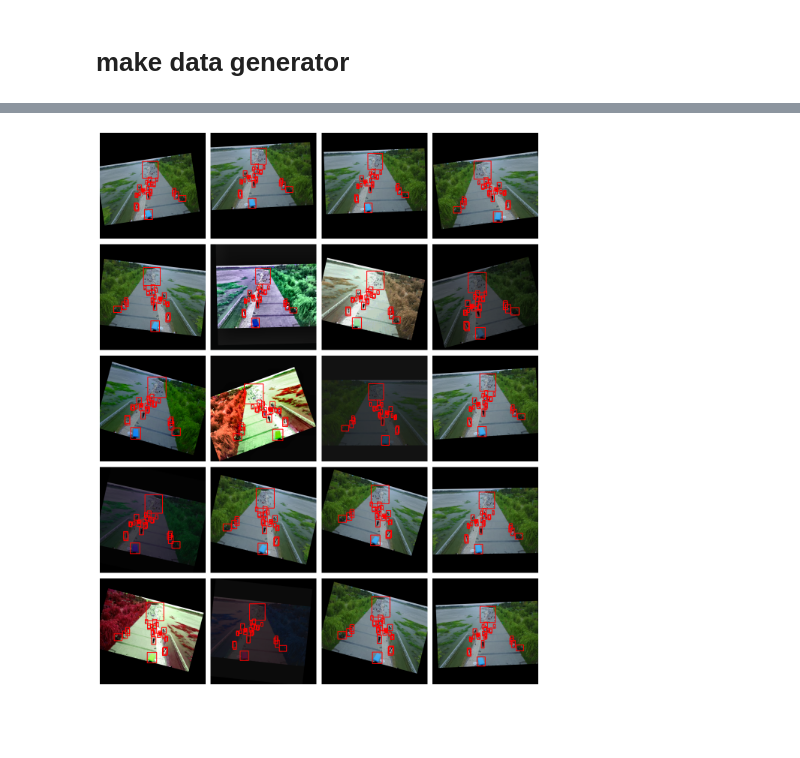
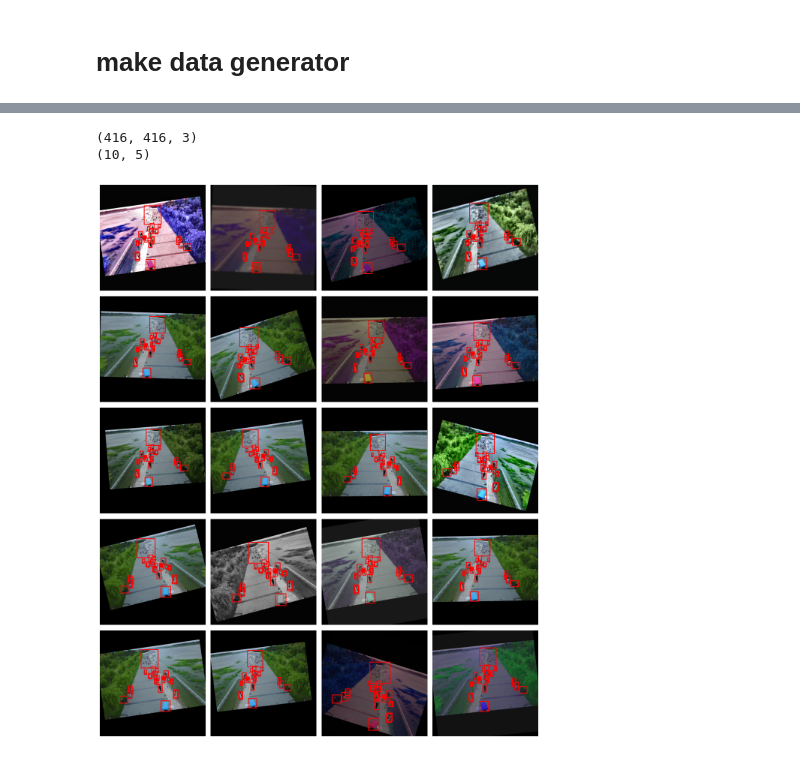
Before and after one commit to komingsu/SIA-MOT, a Jupyter notebook: data_gen_check.ipynb, the cells around one changed output, grey strips where cells are left out. Drawn from its saved outputs; the diff is of its cells as text; code cells hidden in the pictures; blank space fills up the shorter version.

```diff
--- a/data_gen_check.ipynb
+++ b/data_gen_check.ipynb
@@ -40,0 +31,3 @@ train_df.head(2)
+# %%
+train_df = train_df[['img_path', 'xyxy','height', 'width', 'classes']]
+train_df
@@ -65,7 +72,7 @@ train_transforms = A.Compose(
         A.ToGray(p=0.1),
         A.ChannelShuffle(p=0.05),
     ],
-    bbox_params=A.BboxParams(format="yolo", min_visibility=0.4, label_fields=["category_ids"],),
+    bbox_params=A.BboxParams(format="pascal_voc", min_visibility=0.4, label_fields=["category_ids"],),
 )
 
 test_transforms = A.Compose(
@@ -75,8 +82,32 @@ test_transforms = A.Compose(
             min_height=IMAGE_SIZE, min_width=IMAGE_SIZE, border_mode=cv2.BORDER_CONSTANT
         ),
     ],
-    bbox_params=A.BboxParams(format="yolo", min_visibility=0.4, label_fields=["category_ids"]),
+    bbox_params=A.BboxParams(format="pascal_voc", min_visibility=0.4, label_fields=["category_ids"]),
 )
+# %%
+TRAIN_TFRECORD_PATH = "./EDA/train_dataset.tfrecord"
+TRAIN_BATCH_SIZE = 4
+TEST_BATCH_SIZE = 1
+IMAGE_SIZE = 416
+scale = 1.1
+
+ANCHORS = [
+    [[10, 13], [16, 30], [33, 23]],
+    [[30, 61], [62, 45], [59,119]],
+    [[116, 90], [156, 198], [373, 326]]
+]
+STRIDES = np.array([8, 16, 32])
+
+
+NUM_CLASSES = 3
+
+TRAIN_INPUT_SIZE = 416
+TRAIN_OUTPUT_SIZE = TRAIN_INPUT_SIZE //STRIDES
+
+ANCHOR_PER_SCALE = 3
+MAX_BBOX_PER_SCALE = 100
+IOU_ANCHOR_THRESH = 0.3
+OUTPUT_LEVELS = STRIDES.shape[0]
 # %%
 class DataGenerator(tf.keras.utils.Sequence):
 
@@ -120,5 +164,13 @@ class DataGenerator(tf.keras.utils.Sequence):
 # %%
 train_gen = DataGenerator(train_df, transformer=train_transforms, batch_size=20, train=True, size=IMAGE_SIZE)
+# %%
+for a,b in train_gen:
+    print(a.shape)
+    print(b.shape)
+    break
+# %% [output]
+(416, 416, 3)
+(10, 5)
 # %%
 def yolo2xyxy(box):
     x,y,w,h = box
@@ -133,33 +185,33 @@ def visualize_bbox(img, bbox, color=(255, 0, 0), thickness=2, size=416):
     xmin = int(xmin*size)
     ymin = int(ymin*size)
     xmax = int(xmax*size)
     ymax = int(ymax*size)
 
     cv2.rectangle(img, (xmin, ymin), (xmax, ymax),color=color,thickness=thickness)
     return img
 
 def visualize(image, bboxes):
     img = image.copy()
     for bbox in bboxes:
         img = visualize_bbox(img, bbox)
     return img
 
-for x,y in train_gen:
+for x,b,c,d in train_gen:
     img_count = x.shape[0]
     col_len = int(img_count // 4)
     col_len = col_len if col_len else 1
     plt.figure(figsize=(12,3*col_len))
 
     for i in range(x.shape[0]):
         image = x[i]*255
         image = image.astype(np.uint8)
-        boxes = y[i]
+        boxes = b[i]
         img = visualize(image, boxes)
         plt.subplot( col_len, 4, i+1)
         plt.imshow(img)
         plt.axis("off")
     plt.tight_layout()
     plt.show()
     break
 # %% [output]
-[figure, old version]
+[figure, new version]
```
Also changed, not shown: parts of 6 cells of this notebook, 3 other files.
